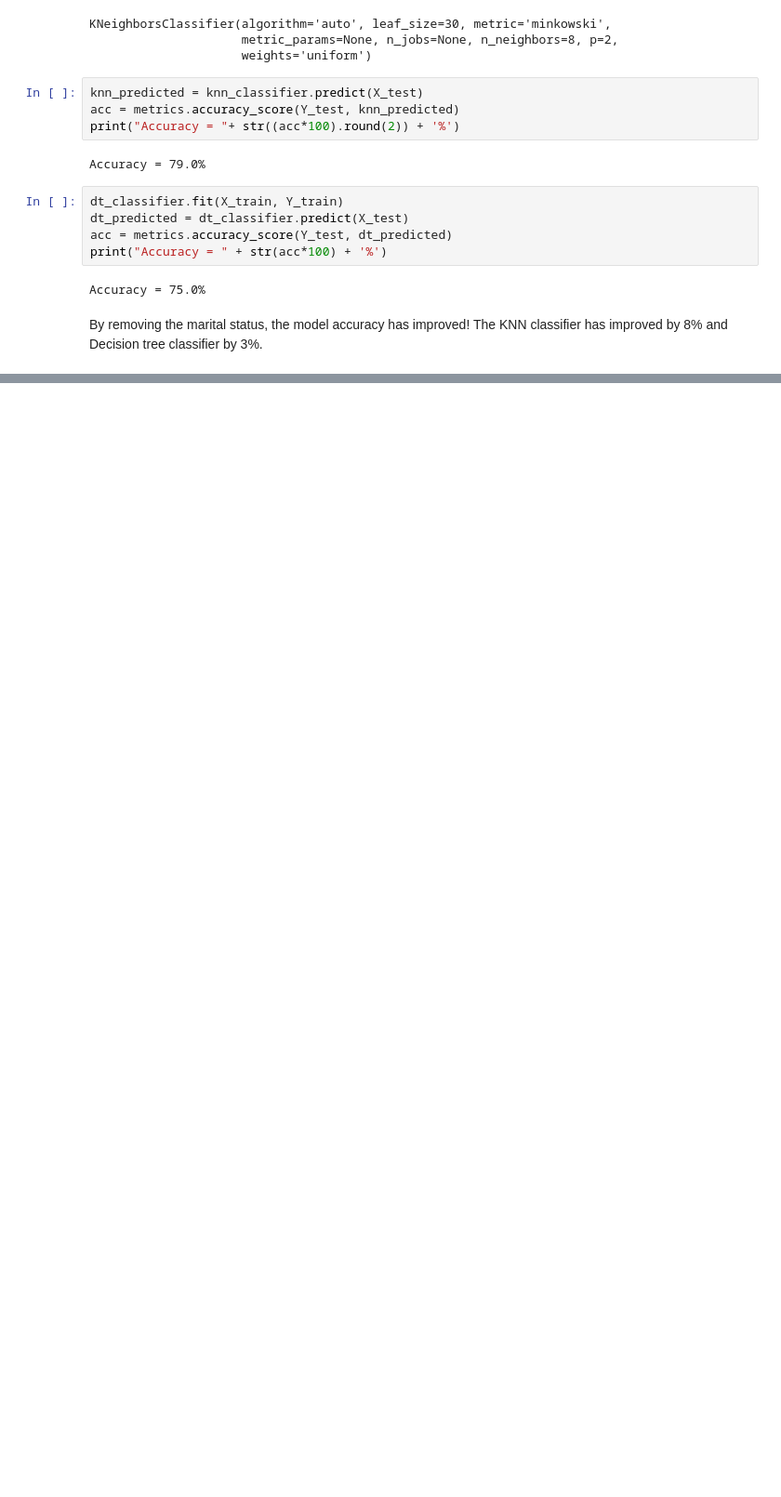
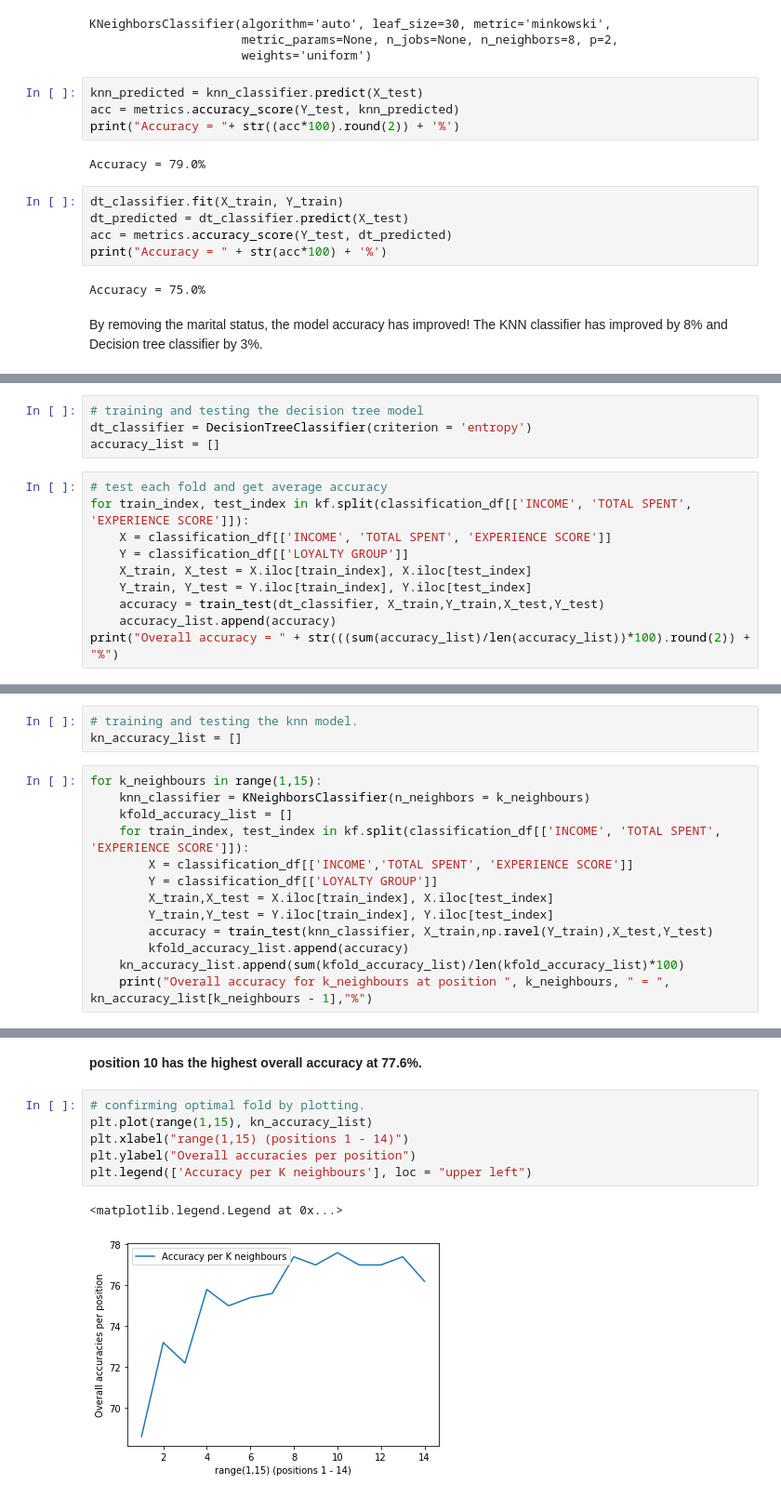
Before and after one commit to CikuKariuki/Retailer-X, a Jupyter notebook: analysis/Retailer X.ipynb, the cells around one changed output, grey strips where cells are left out. Shown at 93% size. Drawn from its saved outputs; the diff is of its cells as text; blank space fills up the shorter version.

Commit message:
Evaluated and compared accuracies using k_fold cross validation

```diff
--- a/analysis/Retailer X.ipynb
+++ b/analysis/Retailer X.ipynb
@@ -838,0 +854,14 @@ array([0.33658323, 0.39545388, 0.26796289])
+# %%
+# training and testing the decision tree model
+dt_classifier = DecisionTreeClassifier(criterion = 'entropy')
+accuracy_list = []
+# %%
+# test each fold and get average accuracy
+for train_index, test_index in kf.split(classification_df[['INCOME', 'TOTAL SPENT', 'EXPERIENCE SCORE']]):
+    X = classification_df[['INCOME', 'TOTAL SPENT', 'EXPERIENCE SCORE']]
+    Y = classification_df[['LOYALTY GROUP']]
+    X_train, X_test = X.iloc[train_index], X.iloc[test_index]
+    Y_train, Y_test = Y.iloc[train_index], Y.iloc[test_index]
+    accuracy = train_test(dt_classifier, X_train,Y_train,X_test,Y_test)
+    accuracy_list.append(accuracy)
+print("Overall accuracy = " + str(((sum(accuracy_list)/len(accuracy_list))*100).round(2)) + "%")
@@ -838,0 +880,16 @@ array([0.33658323, 0.39545388, 0.26796289])
+# %%
+# training and testing the knn model.
+kn_accuracy_list = []
+# %%
+for k_neighbours in range(1,15):
+    knn_classifier = KNeighborsClassifier(n_neighbors = k_neighbours)
+    kfold_accuracy_list = []
+    for train_index, test_index in kf.split(classification_df[['INCOME', 'TOTAL SPENT', 'EXPERIENCE SCORE']]):
+        X = classification_df[['INCOME','TOTAL SPENT', 'EXPERIENCE SCORE']]
+        Y = classification_df[['LOYALTY GROUP']]
+        X_train,X_test = X.iloc[train_index], X.iloc[test_index]
+        Y_train,Y_test = Y.iloc[train_index], Y.iloc[test_index]
+        accuracy = train_test(knn_classifier, X_train,np.ravel(Y_train),X_test,Y_test)
+        kfold_accuracy_list.append(accuracy)
+    kn_accuracy_list.append(sum(kfold_accuracy_list)/len(kfold_accuracy_list)*100)
+    print("Overall accuracy for k_neighbours at position ", k_neighbours, " = ", kn_accuracy_list[k_neighbours - 1],"%")
@@ -838,0 +914,11 @@ array([0.33658323, 0.39545388, 0.26796289])
+# %% [markdown]
+**position 10 has the  highest overall accuracy at 77.6%.**
+# %%
+# confirming optimal fold by plotting.
+plt.plot(range(1,15), kn_accuracy_list)
+plt.xlabel("range(1,15) (positions 1 - 14)")
+plt.ylabel("Overall accuracies per position")
+plt.legend(['Accuracy per K neighbours'], loc = "upper left")
+# %% [output]
+<matplotlib.legend.Legend at 0x...>
+[figure, added]
```
Also changed, not shown: parts of 16 cells of this notebook.
